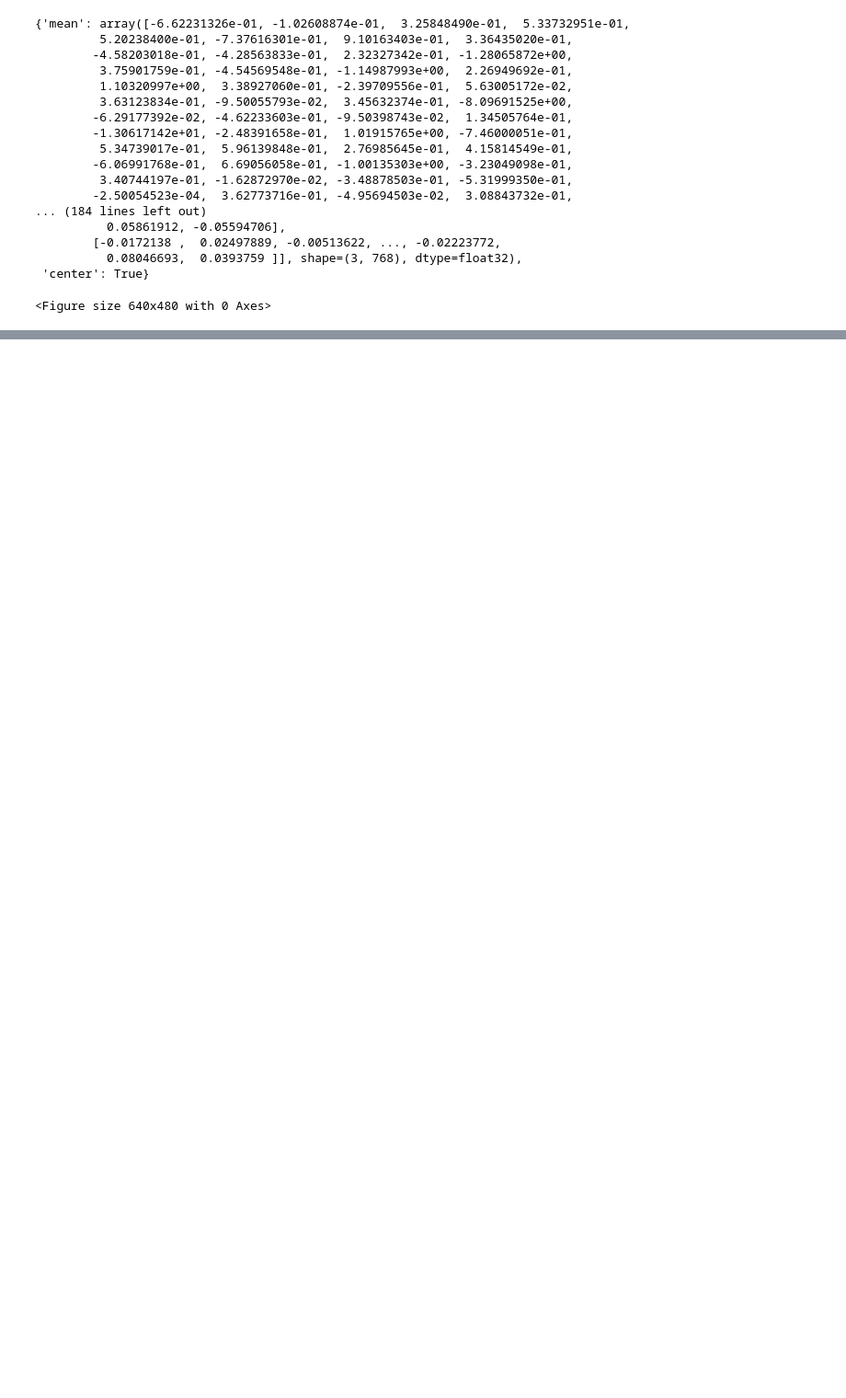
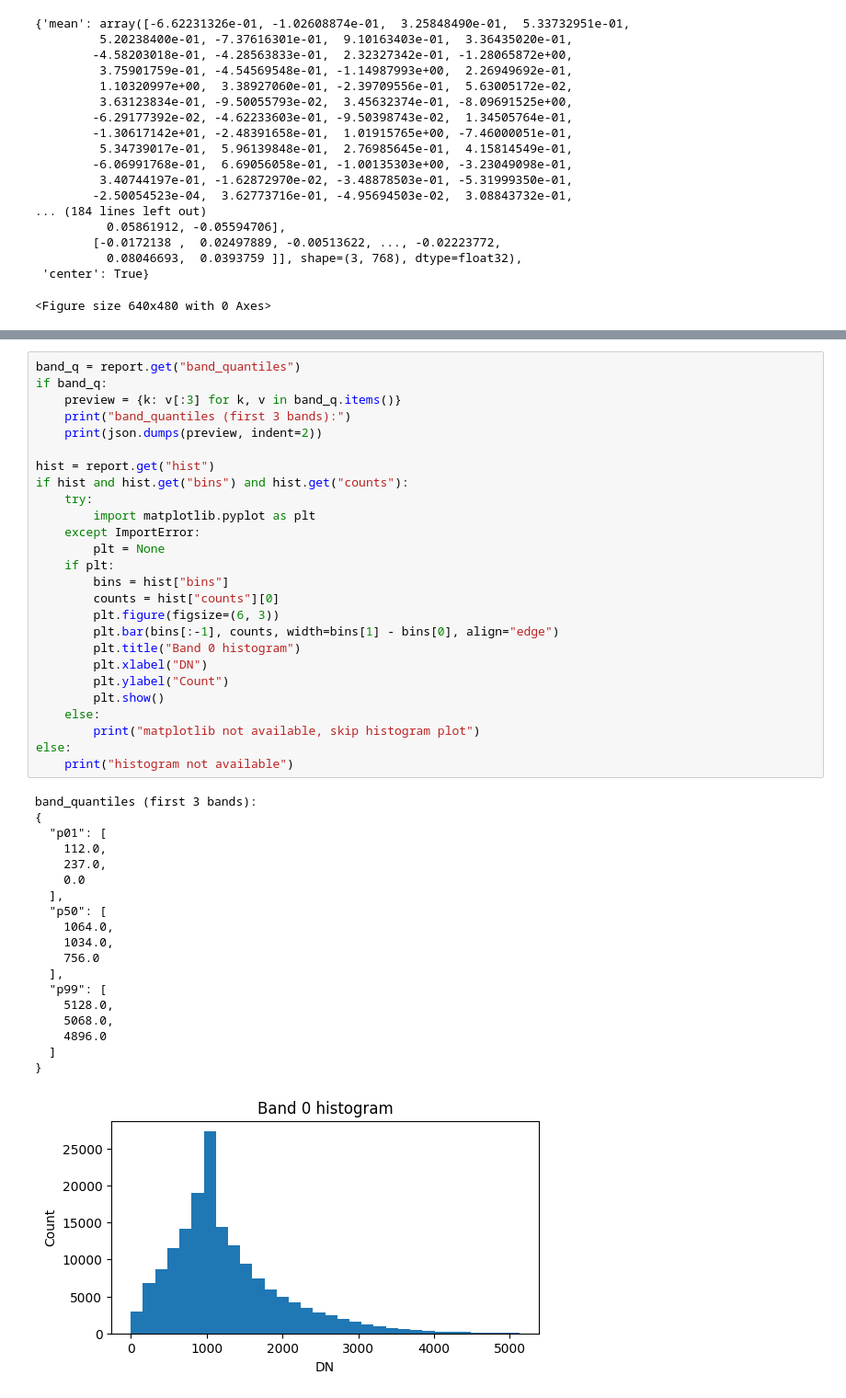
Before and after one commit to Dinghye/rs-embed, a Jupyter notebook: examples/playground.ipynb, the cells around one changed output, grey strips where cells are left out. Shown at 92% size. Drawn from its saved outputs; the diff is of its cells as text; blank space fills up the shorter version.

Commit message:
add:preview rsi;readme model detail

```diff
--- a/examples/playground.ipynb
+++ b/examples/playground.ipynb
@@ -271,0 +336,46 @@ data.shape: (768, 4, 4)
+# %%
+band_q = report.get("band_quantiles")
+if band_q:
+    preview = {k: v[:3] for k, v in band_q.items()}
+    print("band_quantiles (first 3 bands):")
+    print(json.dumps(preview, indent=2))
+
+hist = report.get("hist")
+if hist and hist.get("bins") and hist.get("counts"):
+    try:
+        import matplotlib.pyplot as plt
+    except ImportError:
+        plt = None
+    if plt:
+        bins = hist["bins"]
+        counts = hist["counts"][0]
+        plt.figure(figsize=(6, 3))
+        plt.bar(bins[:-1], counts, width=bins[1] - bins[0], align="edge")
+        plt.title("Band 0 histogram")
+        plt.xlabel("DN")
+        plt.ylabel("Count")
+        plt.show()
+    else:
+        print("matplotlib not available, skip histogram plot")
+else:
+    print("histogram not available")
+# %% [output]
+band_quantiles (first 3 bands):
+{
+  "p01": [
+    112.0,
+    237.0,
+    0.0
+  ],
+  "p50": [
+    1064.0,
+    1034.0,
+    756.0
+  ],
+  "p99": [
+    5128.0,
+    5068.0,
+    4896.0
+  ]
+}
+[figure, added]
```
Also changed, not shown: parts of 10 cells of this notebook, 18 other files.
